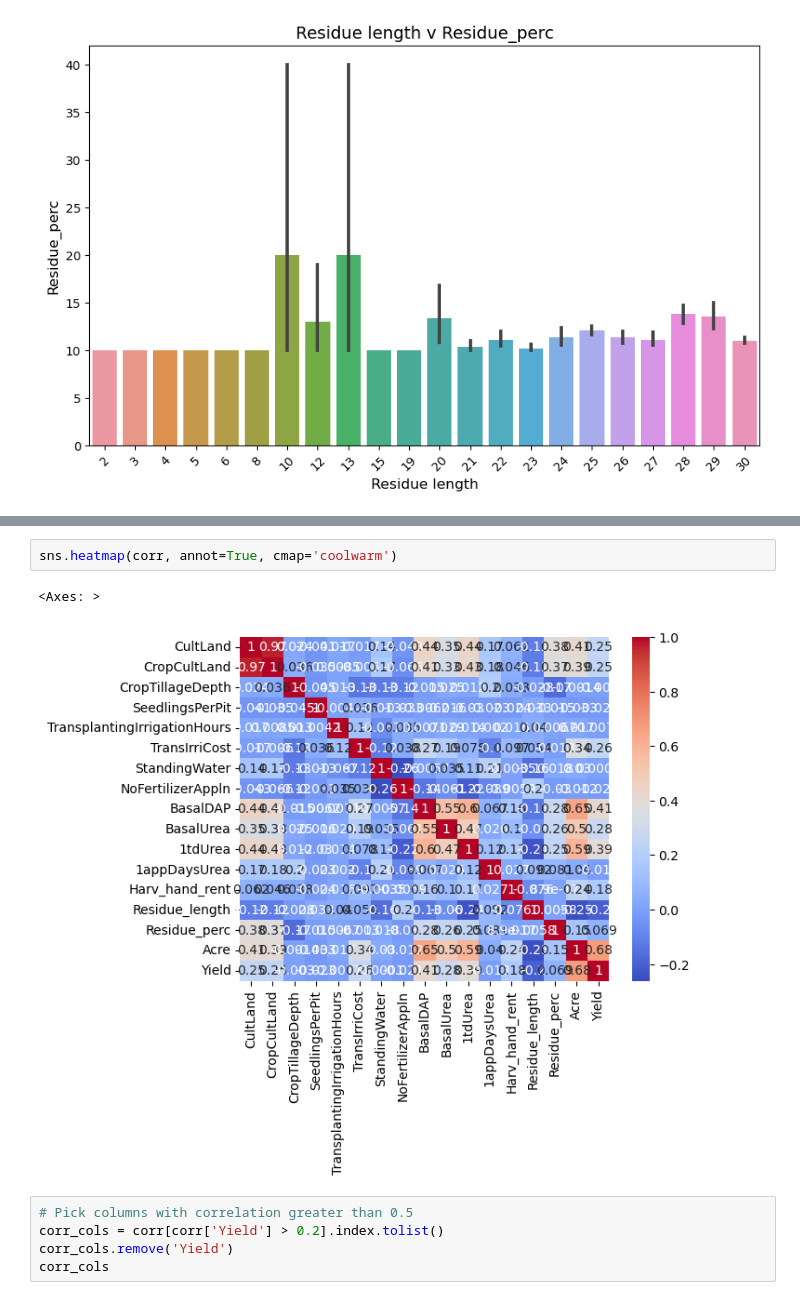
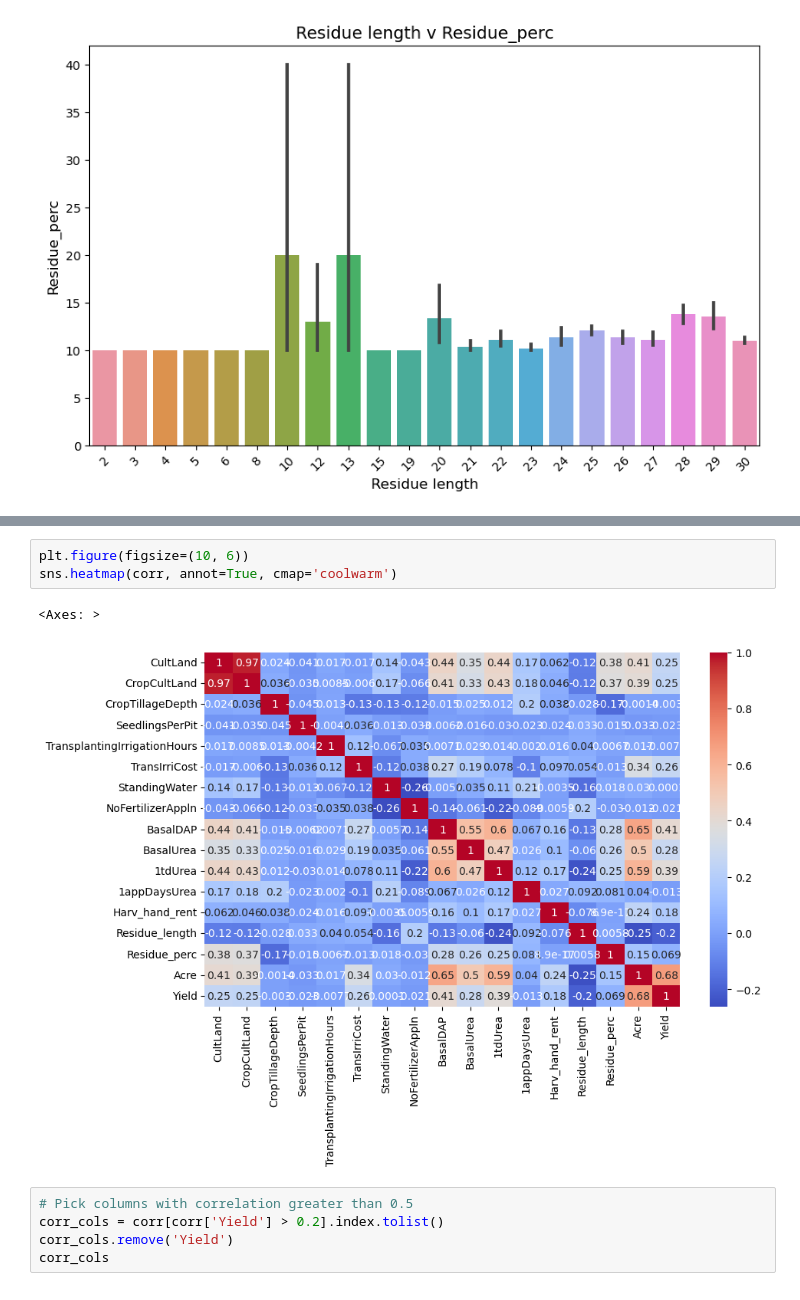
Before and after one commit to ashioyajotham/Zindi-Solutions, a Jupyter notebook: digital-green-crop-yield-estimate-challenge20230912-4562-1bbmstk/crop_yield_estimate.ipynb, the cells around one changed output, grey strips where cells are left out. Saved outputs shown, nothing was run; the diff lists cells and outputs as text.

```diff
--- a/digital-green-crop-yield-estimate-challenge20230912-4562-1bbmstk/crop_yield_estimate.ipynb
+++ b/digital-green-crop-yield-estimate-challenge20230912-4562-1bbmstk/crop_yield_estimate.ipynb
@@ -208,10 +207,11 @@ corr
 | Acre | 0.409604 | 0.394070 | -0.001449 | -0.032880 | 0.017353 | 0.344167 | ... |
 | Yield | 0.254201 | 0.246221 | -0.002953 | -0.023307 | -0.007706 | 0.264303 | ... |
 # %%
+plt.figure(figsize=(10, 6))
 sns.heatmap(corr, annot=True, cmap='coolwarm')
 # %% [output]
 <Axes: >
-[figure, old version]
+[figure, new version]
 # %%
 # Pick columns with correlation greater than 0.5
 corr_cols = corr[corr['Yield'] > 0.2].index.tolist()
```
Also changed, not shown: parts of 13 cells of this notebook, 3 other files.
